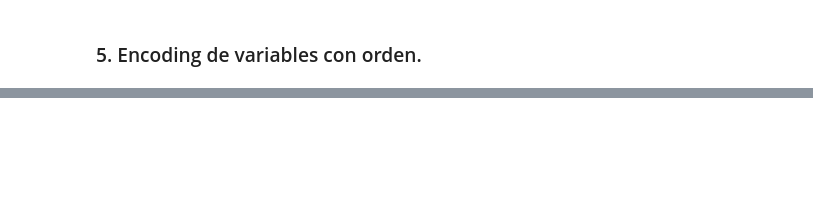
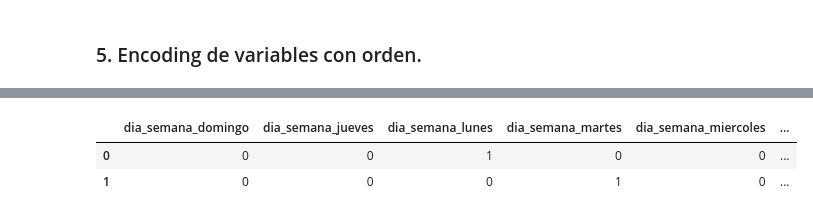
Before and after one commit to Adalab/project-da-promo-c-module-3-team-3, a Jupyter notebook: notebooks/5-Encoding.ipynb, the cells around one changed output, grey strips where cells are left out. Saved outputs shown, nothing was run; the diff lists cells and outputs as text; code cells hidden in the pictures; blank space fills up the shorter version.

```diff
--- a/notebooks/5-Encoding.ipynb
+++ b/notebooks/5-Encoding.ipynb
@@ -141,0 +178,6 @@ df_codificado['dias_festivos'] = df_codificado['dias_festivos'].map(mapa_dias_fe
+# %%
+df1_encoded.head(2)
+# %% [output]
+|  | dia_semana_domingo | dia_semana_jueves | dia_semana_lunes | dia_semana_martes | dia_semana_miercoles | ... |
+| 0 | 0 | 0 | 1 | 0 | 0 | ... |
+| 1 | 0 | 0 | 0 | 1 | 0 | ... |
```
Also changed, not shown: parts of 16 cells of this notebook, 4 other files.
